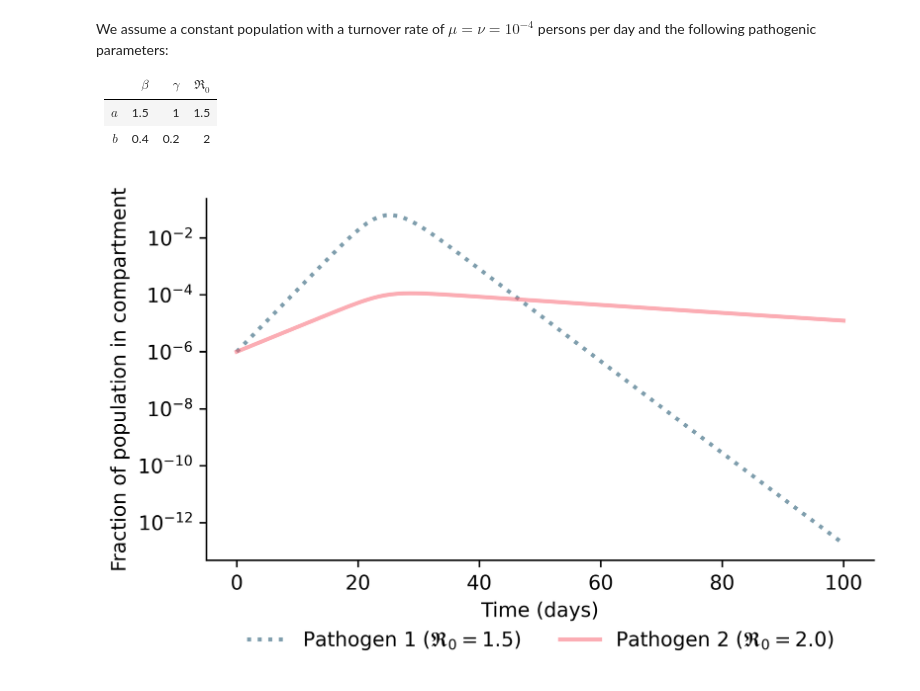
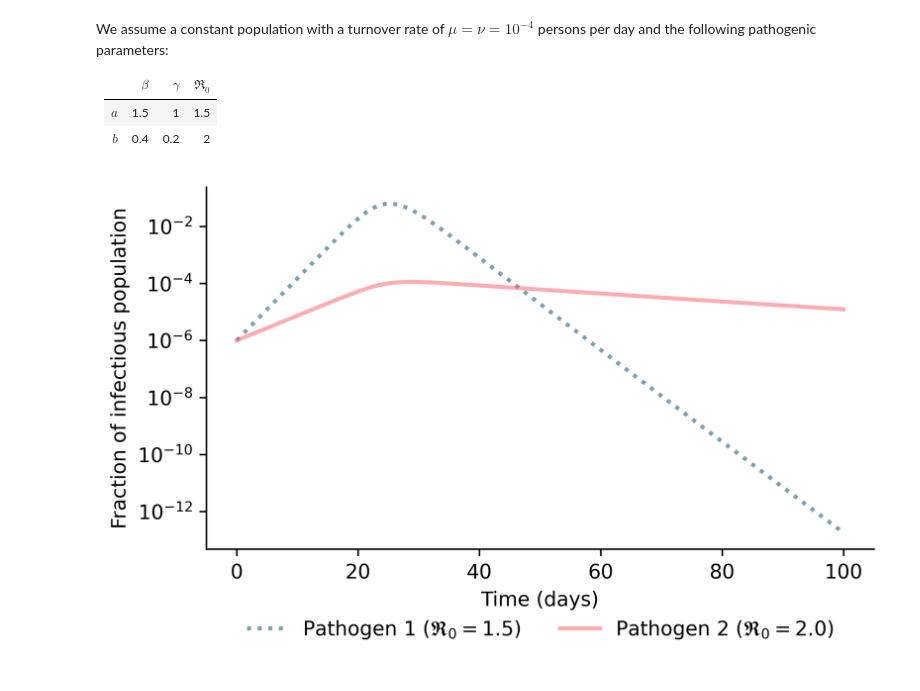
Before and after one commit to chrisvoncsefalvay/computational-infectious-disease, a Jupyter notebook: ch05/complete_cross_immunity/Complete cross-immunity.ipynb, the cells around one changed output. Saved outputs shown, nothing was run; the diff lists cells and outputs as text; code cells hidden in the pictures.

Commit message:
Figure 5.2 axis patched, Figure 5.6 fixed.

```diff
--- a/ch05/complete_cross_immunity/Complete cross-immunity.ipynb
+++ b/ch05/complete_cross_immunity/Complete cross-immunity.ipynb
@@ -73,32 +73,32 @@ _, Ia, Ib = res.y
 
 fig = plt.figure(facecolor="w", figsize=(6, 4), dpi=600)
 ax = fig.add_subplot(111, axisbelow=True)
 
 ax.plot(res.t, Ia, color=COLORS["D"], alpha=0.5, lw=2, linestyle=":", label="Pathogen 1 ($\mathfrak{R}_0 = 1.5$)")
 ax.plot(res.t, Ib, color=COLORS["I"], alpha=0.5, lw=2, label="Pathogen 2 ($\mathfrak{R}_0 = 2.0$)")
 
 
 # ax.fill_between(res.t, 0, S, color=COLORS["S"], alpha=0.15)
 # ax.fill_between(res.t, 0, I, color=COLORS["I"], alpha=0.15)
 # ax.fill_between(res.t, D, R + D, color=COLORS["R"], alpha=0.15, label="Recovered")
 # ax.fill_between(res.t, 0, D, color=COLORS["D"], alpha=0.15, label="Deceased")
 
 ax.set_xlabel('Time (days)')
-ax.set_ylabel("Fraction of population in compartment")
+ax.set_ylabel("Fraction of infectious population")
 # ax.set_ylim(0, 1.0)
 ax.set_yscale("log")
 ax.grid(b=True, which='major', c='w', lw=2, ls='-')
 
 for spine in ("top", "right"):
     ax.spines[spine].set_visible(False)
 
 legend = ax.legend()
 legend.get_frame().set_alpha(0.5)
 plt.legend(title='', bbox_to_anchor=(0.5, -0.3), loc="lower center", ncol=2, frameon=False)
 
 fig.subplots_adjust(bottom=0.25)
 
 plt.savefig("complete_cross_immunity.pdf")
 plt.show()
 # %% [output]
-[figure, old version]
+[figure, new version]
```
Also changed, not shown: 3 other files.
